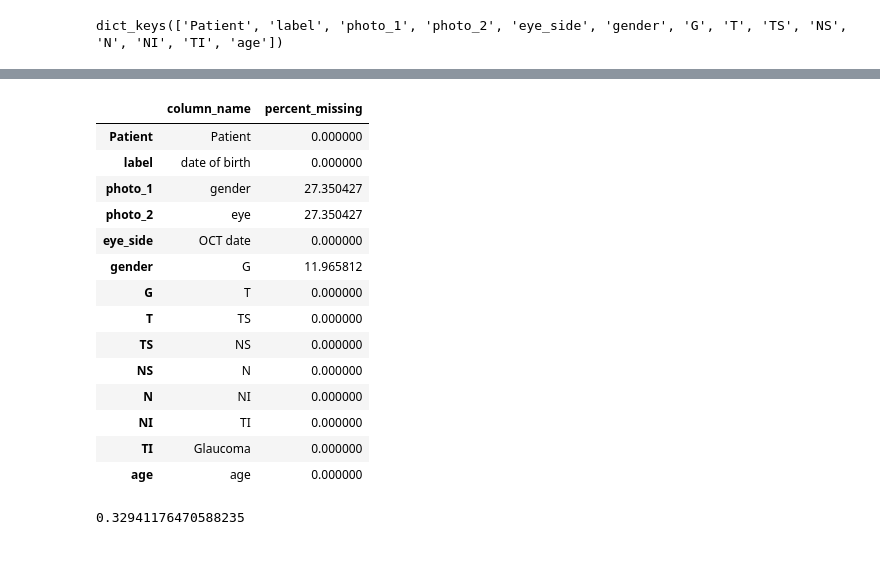
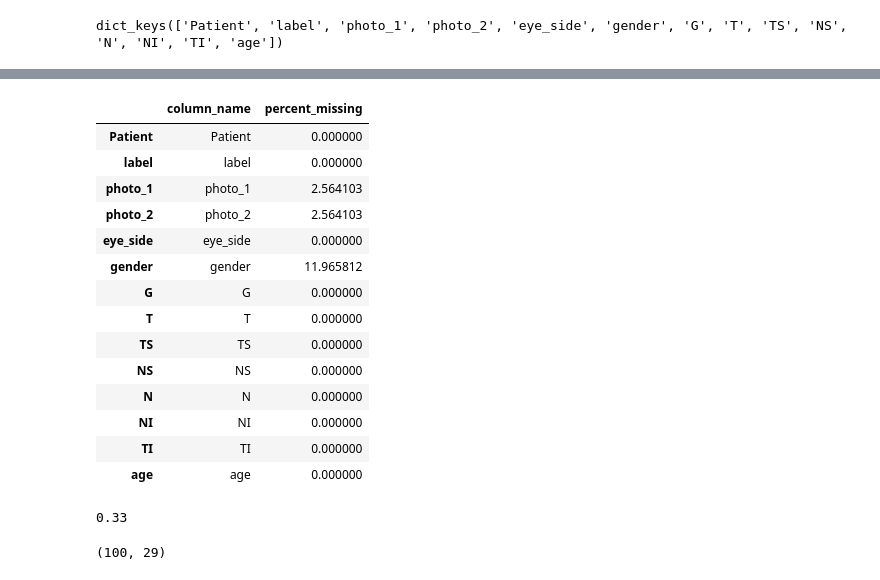
Before and after one commit to FelipeMarcelino/glaucoma, a Jupyter notebook: notebooks/preprocessing_oos.ipynb, the cells around one changed output, grey strips where cells are left out. Cells and saved outputs as stored; diff of their text form; code cells hidden in the pictures.

```diff
--- a/notebooks/preprocessing_oos.ipynb
+++ b/notebooks/preprocessing_oos.ipynb
@@ -162,24 +158,24 @@ path_df
 117 rows × 14 columns
 # %%
 percent_missing = path_df.isnull().sum() * 100 / len(path_df)
-missing_value_df = pd.DataFrame({'column_name': data.columns,
+missing_value_df = pd.DataFrame({'column_name': path_df.columns,
                                  'percent_missing': percent_missing})
 missing_value_df
 # %% [output]
 |  | column_name | percent_missing |
 | Patient | Patient | 0.000000 |
-| label | date of birth | 0.000000 |
-| photo_1 | gender | 27.350427 |
-| photo_2 | eye | 27.350427 |
-| eye_side | OCT date | 0.000000 |
-| gender | G | 11.965812 |
-| G | T | 0.000000 |
-| T | TS | 0.000000 |
-| TS | NS | 0.000000 |
-| NS | N | 0.000000 |
-| N | NI | 0.000000 |
-| NI | TI | 0.000000 |
-| TI | Glaucoma | 0.000000 |
+| label | label | 0.000000 |
+| photo_1 | photo_1 | 2.564103 |
+| photo_2 | photo_2 | 2.564103 |
+| eye_side | eye_side | 0.000000 |
+| gender | gender | 11.965812 |
+| G | G | 0.000000 |
+| T | T | 0.000000 |
+| TS | TS | 0.000000 |
+| NS | NS | 0.000000 |
+| N | N | 0.000000 |
+| NI | NI | 0.000000 |
+| TI | TI | 0.000000 |
 | age | age | 0.000000 |
 # %%
 list_of_numerical_f = ["T","TS","NS","N","NI","TI"]
@@ -191,9 +187,13 @@ for idx,i in enumerate(list_of_numerical_f):
         column_name = i + "/" + j
         path_df[column_name] = path_df[i]/path_df[j]
 # %%
-completed_df = path_df.dropna(axis=0, subset=["photo_1","photo_2"])
+completed_df = path_df.dropna(axis=0, subset=["photo_1","photo_2","gender"])
 len(completed_df[completed_df["label"] == 1])/len(completed_df)
 # %% [output]
-0.32941176470588235
+0.33
+# %%
+completed_df.shape
+# %% [output]
+(100, 29)
 # %%
 completed_df.to_csv("../data_oos.csv",index=False)
```
Also changed, not shown: parts of 2 cells of this notebook, 3 other files.
